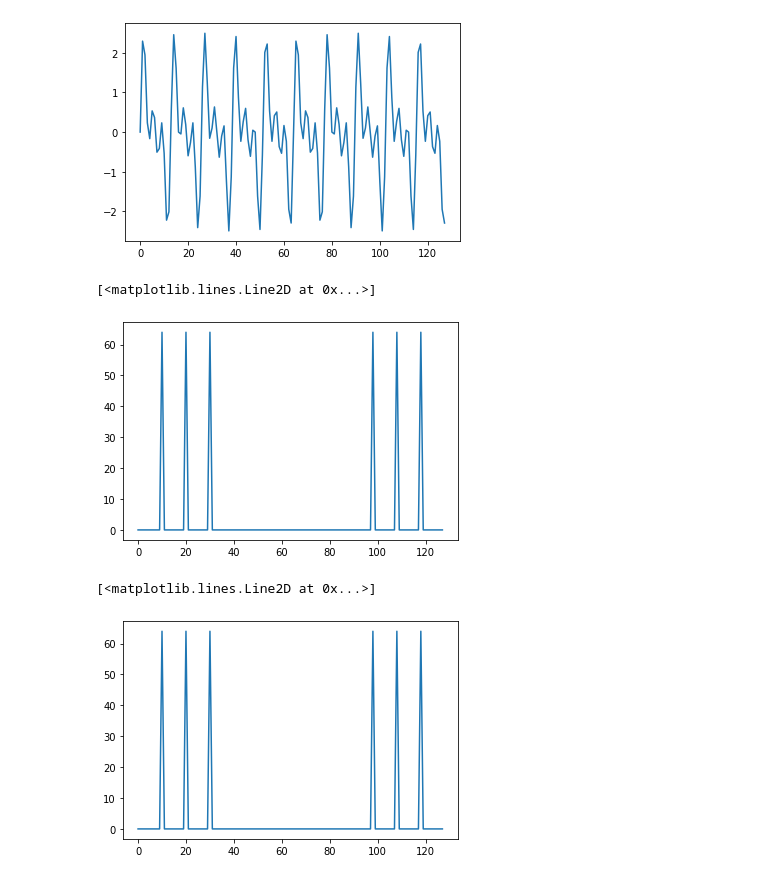
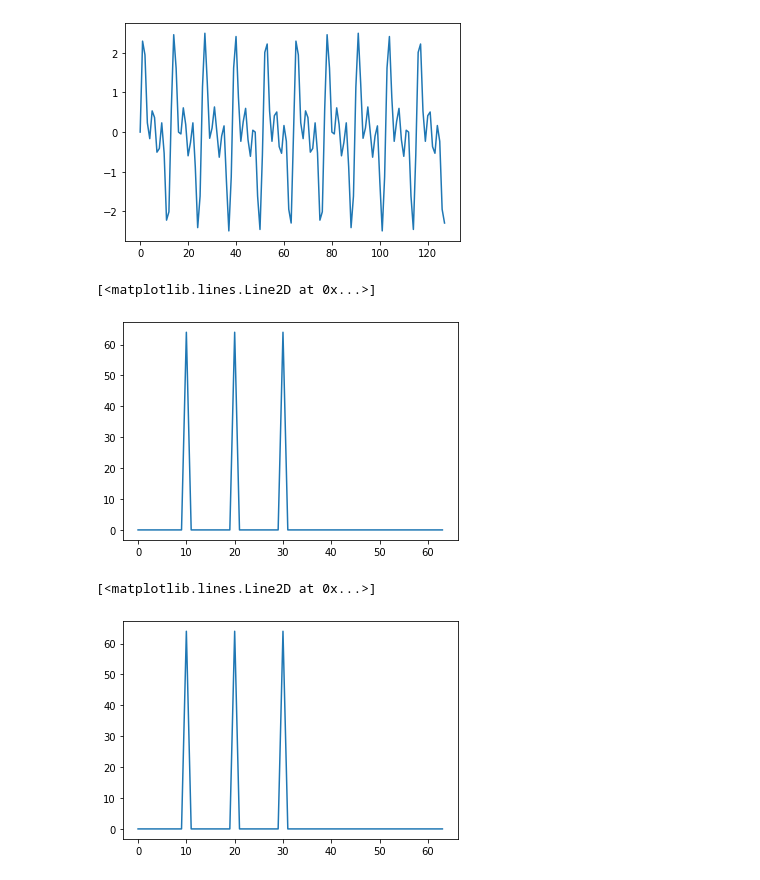
Before and after one commit to conf8o/python-audio-study, a Jupyter notebook: 2020-11-12/fft/高速フーリエ変換.ipynb, the cells around one changed output. Cells and saved outputs as stored; diff of their text form; code cells hidden in the pictures.

```diff
--- a/2020-11-12/fft/高速フーリエ変換.ipynb
+++ b/2020-11-12/fft/高速フーリエ変換.ipynb
@@ -185,6 +185,8 @@ $
 
 import numpy as np
 import matplotlib.pyplot as plt
+
+# fft.py
 from fft import fft
 
 # 合成波のサンプルは(https://tips-memo.com/python-fft)より
@@ -198,7 +200,7 @@ t1 = 10
 t2 = 20
 t3 = 30
 
-s = np.sin(t1 * 2 * np.pi * (x/n)) + np.sin(t2 * 2 * np.pi * (x/n)) + np.sin(t3 * 2 * np.pi * (x/n))
+s = sum(np.sin(t * x * 2 * np.pi / n) for t in [10, 20, 30])
 
 plt.plot(s)
 # %% [output]
@@ -207,21 +209,19 @@ plt.plot(s)
 # %%
 w = np.exp(-1j * 2*np.pi / n)
 
 # fft.py
 F = fft(w, s)
-F_real = np.abs(F)
-F_imag = np.imag(F)
-plt.plot(np.arange(0, F_real.shape[0]), F_real)
+F_abs = np.abs(F)[:n//2]
+plt.plot(F_abs)
 # %% [output]
 [<matplotlib.lines.Line2D at 0x...>]
-[figure, old version]
+[figure, new version]
 # %%
 #numpyと比較
 
 F = np.fft.fft(s)
-F_real = np.abs(F)
-F_imag = np.imag(F)
-plt.plot(np.arange(0, F_real.shape[0]), F_real)
+F_abs = np.abs(F)[:n//2]
+plt.plot(F_abs)
 # %% [output]
 [<matplotlib.lines.Line2D at 0x...>]
-[figure, old version]
+[figure, new version]
```
Also changed, not shown: 21 other files.
